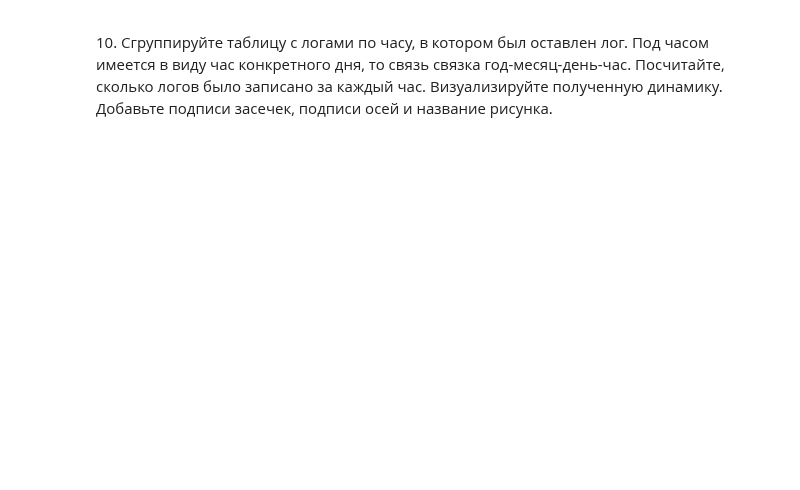
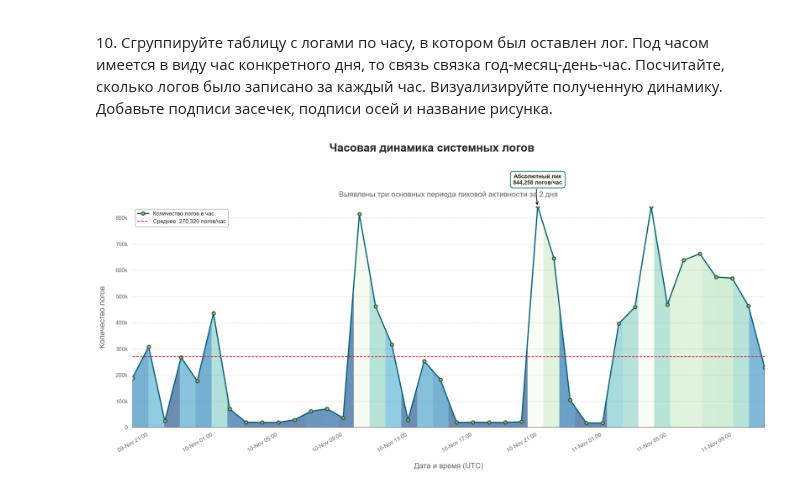
Before and after one commit to Ackrome/FU, a Jupyter notebook: Course_3/TOBD/13_dask_dataframe_adv_Тищенко_Иван_ПМ23-1.ipynb, the cells around one changed output. Cells and saved outputs as stored; diff of their text form; code cells hidden in the pictures; blank space fills up the shorter version.

```diff
--- a/Course_3/TOBD/13_dask_dataframe_adv_Тищенко_Иван_ПМ23-1.ipynb
+++ b/Course_3/TOBD/13_dask_dataframe_adv_Тищенко_Иван_ПМ23-1.ipynb
@@ -545,3 +612,103 @@ date(ymd)   time(HMS)   service_id level   msg
 <p class="task" id="10"></p>
 
 10\. Сгруппируйте таблицу с логами по часу, в котором был оставлен лог. Под часом имеется в виду час конкретного дня, то связь связка год-месяц-день-час.  Посчитайте, сколько логов было записано за каждый час. Визуализируйте полученную динамику. Добавьте подписи засечек, подписи осей и название рисунка.
+# %%
+logs_for_plotting = info_logs_df.copy()
+
+
+logs_for_plotting['datetime'] = dd.to_datetime(
+    logs_for_plotting['datetime'],
+    format="%Y%m%d %H%M%S"
+)
+
+hourly_counts = logs_for_plotting.groupby(
+    logs_for_plotting['datetime'].dt.floor('H')
+).size()
+
+
+hourly_counts_pd = hourly_counts.compute()
+# %%
+# Стиль и создание фигуры
+plt.style.use('seaborn-v0_8-whitegrid')
+fig, ax = plt.subplots(figsize=(20, 10))
+
+# --- Данные для графика ---
+x_data = hourly_counts_pd.index
+y_data = hourly_counts_pd.values
+
+# --- Основная линия графика ---
+line_color = '#005f73' # Более темный, насыщенный циан
+marker_color = '#ee9b00' # Теплый оранжевый для акцента
+line, = ax.plot(
+    x_data, y_data, color=line_color,
+    linewidth=2.5, solid_capstyle='round', # Сглаженные концы линии
+    marker='o', markersize=7, markerfacecolor=marker_color,
+    markeredgecolor=line_color, markeredgewidth=2,
+    label='Количество логов в час'
+)
+
+# Создаем невидимую заливку под кривой, чтобы использовать ее как маску
+poly = ax.fill_between(x_data, y_data, facecolor='none')
+# Создаем градиентное изображение
+gradient_cmap = plt.cm.GnBu_r # Оттенки от зелено-голубого к светлому
+img_extent = (mdates.date2num(x_data.min()), mdates.date2num(x_data.max()), 0, y_data.max())
+im = ax.imshow(y_data.reshape(1, -1), cmap=gradient_cmap, aspect='auto',
+               extent=img_extent, origin='lower', alpha=0.6)
+# Применяем маску к градиенту
+im.set_clip_path(poly.get_paths()[0], transform=ax.transData)
+
+
+# --- Акцент на максимальном и среднем значениях ---
+# Максимум
+peak_time = hourly_counts_pd.idxmax()
+peak_value = hourly_counts_pd.max()
+ax.annotate(
+    f'Абсолютный пик\n{int(peak_value):,} логов/час',
+    xy=(peak_time, peak_value),
+    xytext=(0, 45), textcoords='offset points',
+    ha='center', va='bottom',
+    arrowprops=dict(arrowstyle="->", connectionstyle="arc3,rad=0.1", color='black', lw=1.5),
+    fontsize=12, fontweight='bold',
+    bbox=dict(boxstyle="round,pad=0.5", fc='ivory', ec=line_color, lw=1.5, alpha=0.9)
+)
+
+# Среднее
+mean_value = hourly_counts_pd.mean()
+ax.axhline(mean_value, color='crimson', linestyle='--', linewidth=1.5, label=f'Среднее: {int(mean_value):,} логов/час')
+
+# --- Финальная настройка осей и заголовков ---
+# Убираем лишние рамки
+ax.spines[['top', 'right', 'left']].set_visible(False)
+
+# Заголовок и подзаголовок
+fig.suptitle('Часовая динамика системных логов', fontsize=24, fontweight='bold', y=0.98)
+ax.set_title('Выявлены три основных периода пиковой активности за 2 дня', fontsize=16, pad=20, color='dimgray')
+
+# Подписи осей
+ax.set_xlabel('Дата и время (UTC)', fontsize=16, labelpad=20, color='dimgray')
+ax.set_ylabel('Количество логов', fontsize=16, labelpad=20, color='dimgray')
+
+# Форматирование оси Y (в тысячах "k")
+ax.get_yaxis().set_major_formatter(mticker.FuncFormatter(lambda x, p: f'{int(x/1000)}k' if x > 0 else '0'))
+ax.get_yaxis().set_ticks_position('none') # Убираем тики на оси Y
+
+# Форматирование оси X
+ax.xaxis.set_major_formatter(mdates.DateFormatter('%d-%b %H:%M'))
+ax.xaxis.set_major_locator(mdates.HourLocator(interval=4))
+fig.autofmt_xdate(rotation=30, ha='right')
+
+# Сетка
+ax.grid(axis='y', linestyle=':', linewidth=1, color='gray', alpha=0.5)
+ax.grid(axis='x', linestyle='none') # Убираем вертикальную сетку
+
+# Настройка шрифтов для тиков
+ax.tick_params(axis='both', which='major', labelsize=12, colors='dimgray', pad=10)
+ax.tick_params(axis='x', bottom=False) # Убираем тики на оси X
+
+# Легенда
+ax.legend(loc='upper left', fontsize=12, frameon=True, facecolor='white', framealpha=0.8, edgecolor='gray')
+
+plt.tight_layout(rect=[0, 0, 1, 0.95]) # Оставляем место для suptitle
+plt.show()
+# %% [output]
+[figure, added]
```
Also changed, not shown: parts of 6 cells of this notebook.
